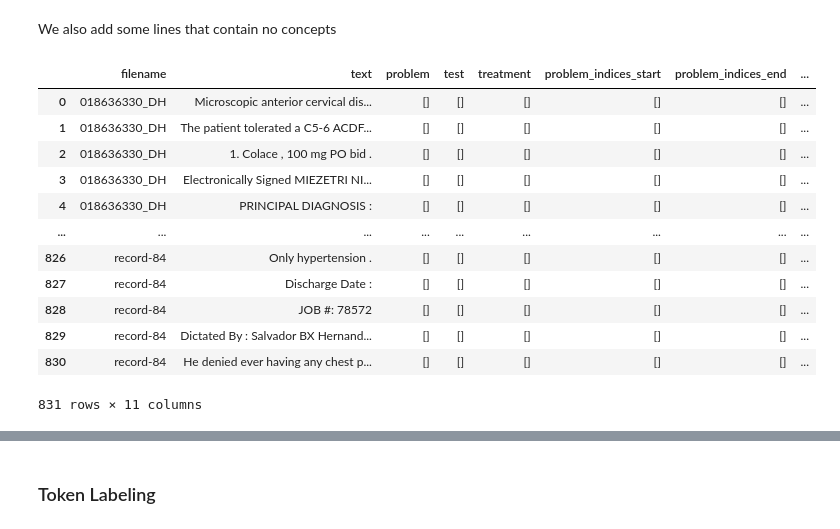
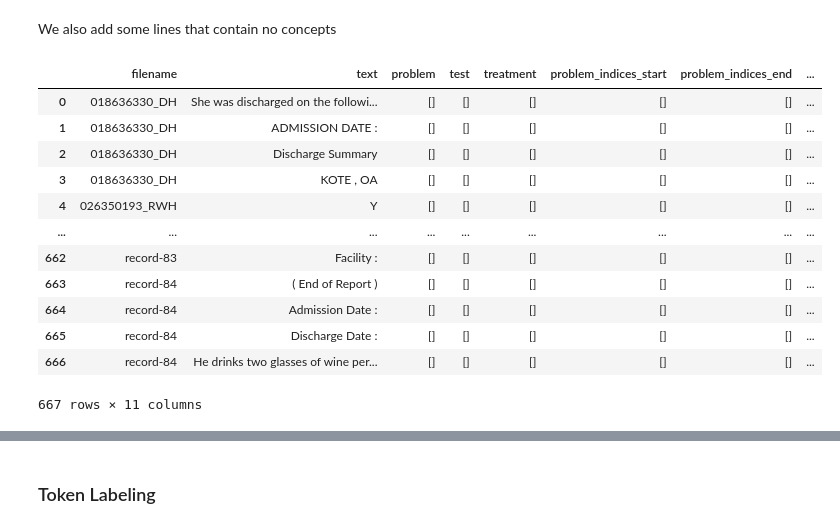
Before and after one commit to Mustapha-AJEGHRIR/medical_txt_parser, a Jupyter notebook: src/notebooks/concepts_ner/concepts_ner_scibert.ipynb, the cells around one changed output, grey strips where cells are left out. Drawn from its saved outputs; the diff is of its cells as text; code cells hidden in the pictures.

```diff
--- a/src/notebooks/concepts_ner/concepts_ner_scibert.ipynb
+++ b/src/notebooks/concepts_ner/concepts_ner_scibert.ipynb
@@ -220,40 +220,40 @@ preproc_df
 We also add some lines that contain no concepts
 # %%
 # add lines with no concepts
-NUMBER_LINE_PER_FILE = 5
+NUMBER_LINE_PER_FILE = 4
 no_concepts_df = []
 # aggregate start_line by filename
 list_lines = concept_df.groupby("filename")["start_line"].apply(set).to_dict()
 for filename, line_nums in list_lines.items():
     # split file
     lines = df[df["filename"] == filename]["text"].values[0].split("\n")
     # get two random line that doesnt exist in line_nums
     line_num = np.random.choice(list(set(range(len(lines))) - line_nums), NUMBER_LINE_PER_FILE, replace=False)
     # add to no_concepts_df
     for l in line_num:
         if lines[l] != "":
             no_concepts_df.append({"filename": filename, "text": lines[l]})
 
 no_concepts_df = pd.DataFrame(no_concepts_df)
 for col in preproc_df:
     if col != "text":
         # initialize column of empty lists
         no_concepts_df[col] = [[] for _ in range(len(no_concepts_df))]
 no_concepts_df
 # %% [output]
 |  | filename | text | problem | test | treatment | problem_indices_start | problem_indices_end | ... |
-| 0 | 018636330_DH | Microscopic anterior cervical dis... | [] | [] | [] | [] | [] | ... |
-| 1 | 018636330_DH | The patient tolerated a C5-6 ACDF... | [] | [] | [] | [] | [] | ... |
-| 2 | 018636330_DH | 1. Colace , 100 mg PO bid . | [] | [] | [] | [] | [] | ... |
-| 3 | 018636330_DH | Electronically Signed MIEZETRI NI... | [] | [] | [] | [] | [] | ... |
-| 4 | 018636330_DH | PRINCIPAL DIAGNOSIS : | [] | [] | [] | [] | [] | ... |
+| 0 | 018636330_DH | She was discharged on the followi... | [] | [] | [] | [] | [] | ... |
+| 1 | 018636330_DH | ADMISSION DATE : | [] | [] | [] | [] | [] | ... |
+| 2 | 018636330_DH | Discharge Summary | [] | [] | [] | [] | [] | ... |
+| 3 | 018636330_DH | KOTE , OA | [] | [] | [] | [] | [] | ... |
+| 4 | 026350193_RWH | Y | [] | [] | [] | [] | [] | ... |
 | ... | ... | ... | ... | ... | ... | ... | ... | ... |
-| 826 | record-84 | Only hypertension . | [] | [] | [] | [] | [] | ... |
-| 827 | record-84 | Discharge Date : | [] | [] | [] | [] | [] | ... |
-| 828 | record-84 | JOB #: 78572 | [] | [] | [] | [] | [] | ... |
-| 829 | record-84 | Dictated By : Salvador BX Hernand... | [] | [] | [] | [] | [] | ... |
-| 830 | record-84 | He denied ever having any chest p... | [] | [] | [] | [] | [] | ... |
+| 662 | record-83 | Facility : | [] | [] | [] | [] | [] | ... |
+| 663 | record-84 | ( End of Report ) | [] | [] | [] | [] | [] | ... |
+| 664 | record-84 | Admission Date : | [] | [] | [] | [] | [] | ... |
+| 665 | record-84 | Discharge Date : | [] | [] | [] | [] | [] | ... |
+| 666 | record-84 | He drinks two glasses of wine per... | [] | [] | [] | [] | [] | ... |
-831 rows × 11 columns
+667 rows × 11 columns
 # %%
 # add lines with no concepts to preproc_df
 preproc_df = preproc_df.append(no_concepts_df.drop(columns=["filename"]), ignore_index=True)
```
Also changed, not shown: parts of 20 cells of this notebook.
